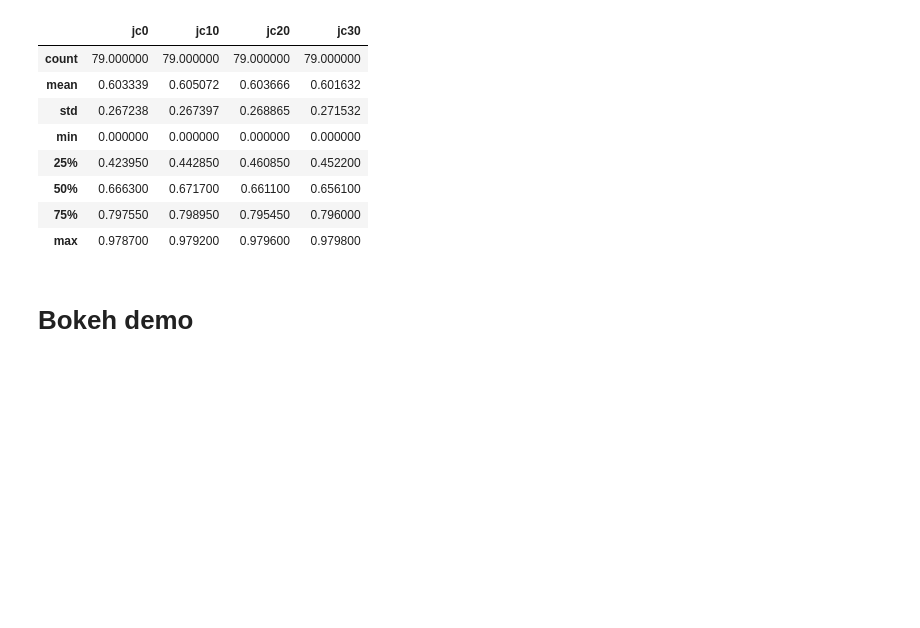
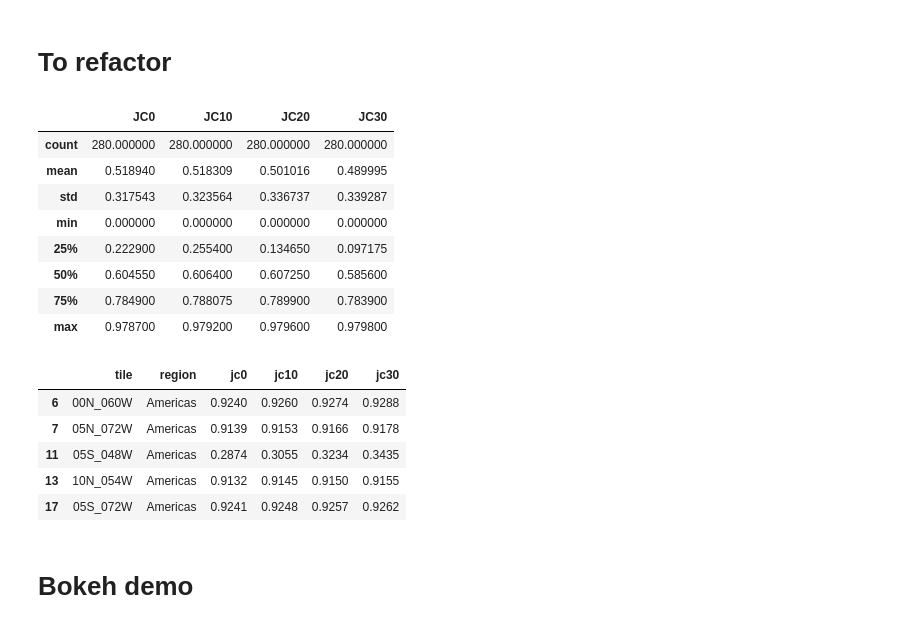
Before and after one commit to l5d1l5/tropicly, a Jupyter notebook: 5 Analysis.ipynb, the cells around one changed output. Saved outputs shown, nothing was run; the diff lists cells and outputs as text; code cells hidden in the pictures; blank space fills up the shorter version.

```diff
--- a/5 Analysis.ipynb
+++ b/5 Analysis.ipynb
@@ -31,3 +18,0 @@ src.head()
-# %%
-data = src['tile region jc0 jc10 jc20 jc30'.split()]
-data.head()
@@ -54,22 +67,32 @@ data.describe()
+# %% [markdown]
+# To refactor
+# %%
+src.describe()
+# %% [output]
+|  | JC0 | JC10 | JC20 | JC30 |
+| count | 280.000000 | 280.000000 | 280.000000 | 280.000000 |
+| mean | 0.518940 | 0.518309 | 0.501016 | 0.489995 |
+| std | 0.317543 | 0.323564 | 0.336737 | 0.339287 |
+| min | 0.000000 | 0.000000 | 0.000000 | 0.000000 |
+| 25% | 0.222900 | 0.255400 | 0.134650 | 0.097175 |
+| 50% | 0.604550 | 0.606400 | 0.607250 | 0.585600 |
+| 75% | 0.784900 | 0.788075 | 0.789900 | 0.783900 |
+| max | 0.978700 | 0.979200 | 0.979600 | 0.979800 |
 # %%
-# select nans
 america = data[data.region == 'Americas']
 asia = data[data.region == 'Asia']
 africa = data[data.region == 'Africa']
 oceania = data[data.region == 'Oceania']
 sevenseas = data[data.region == 'Seven seas (open ocean)']
 
-america.describe()
+america.head()
 # %% [output]
-|  | jc0 | jc10 | jc20 | jc30 |
-| count | 79.000000 | 79.000000 | 79.000000 | 79.000000 |
-| mean | 0.603339 | 0.605072 | 0.603666 | 0.601632 |
-| std | 0.267238 | 0.267397 | 0.268865 | 0.271532 |
-| min | 0.000000 | 0.000000 | 0.000000 | 0.000000 |
-| 25% | 0.423950 | 0.442850 | 0.460850 | 0.452200 |
-| 50% | 0.666300 | 0.671700 | 0.661100 | 0.656100 |
-| 75% | 0.797550 | 0.798950 | 0.795450 | 0.796000 |
-| max | 0.978700 | 0.979200 | 0.979600 | 0.979800 |
+|  | tile | region | jc0 | jc10 | jc20 | jc30 |
+| 6 | 00N_060W | Americas | 0.9240 | 0.9260 | 0.9274 | 0.9288 |
+| 7 | 05N_072W | Americas | 0.9139 | 0.9153 | 0.9166 | 0.9178 |
+| 11 | 05S_048W | Americas | 0.2874 | 0.3055 | 0.3234 | 0.3435 |
+| 13 | 10N_054W | Americas | 0.9132 | 0.9145 | 0.9150 | 0.9155 |
+| 17 | 05S_072W | Americas | 0.9241 | 0.9248 | 0.9257 | 0.9262 |
 # %% [markdown]
 # Bokeh demo
 # %%
```
Also changed, not shown: parts of 11 cells of this notebook.
